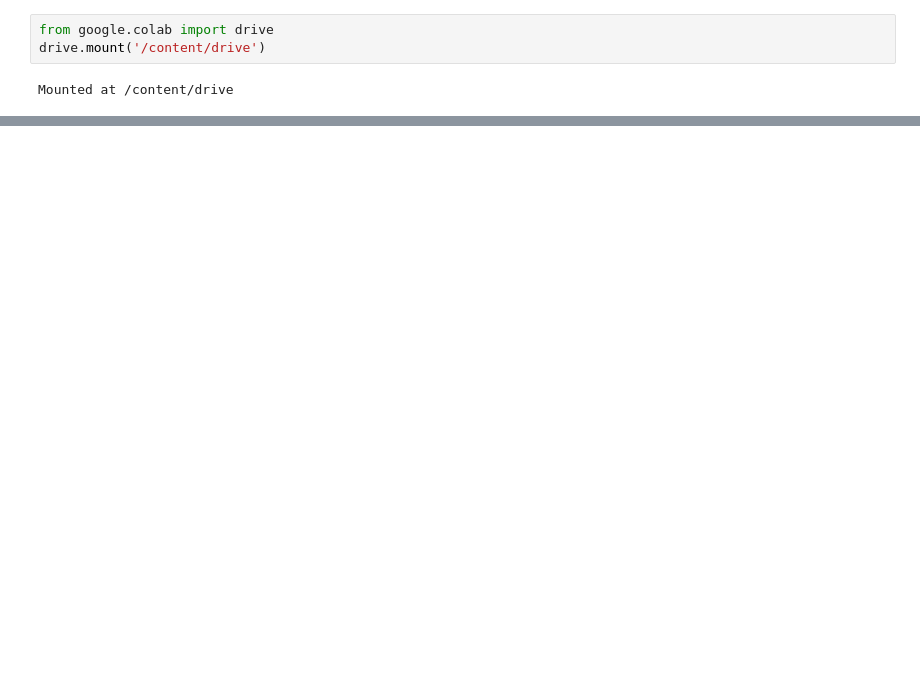
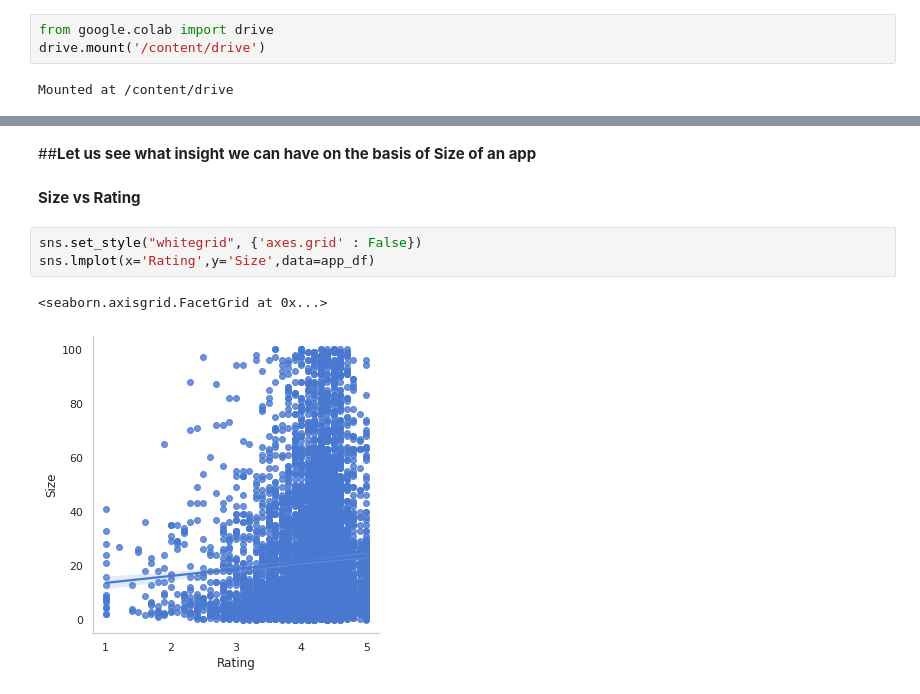
Before and after one commit to sudeep-009/PlayStoreAppReviewAnalysis, a Jupyter notebook: Copy_of_Play_Store_App_Review_Analysis_Capstone_Project.ipynb, the cells around one changed output, grey strips where cells are left out. Cells and saved outputs as stored; diff of their text form; blank space fills up the shorter version.

```diff
--- a/Copy_of_Play_Store_App_Review_Analysis_Capstone_Project.ipynb
+++ b/Copy_of_Play_Store_App_Review_Analysis_Capstone_Project.ipynb
@@ -128,0 +472,10 @@ play_store_data_df.sort_values('Installs',ascending=False)
+# %% [markdown]
+##**Let us see what insight we can have on the basis of Size of an app**
+# %% [markdown]
+**Size vs Rating**
+# %%
+sns.set_style("whitegrid", {'axes.grid' : False})
+sns.lmplot(x='Rating',y='Size',data=app_df)
+# %% [output]
+<seaborn.axisgrid.FacetGrid at 0x...>
+[figure, added]
```
Also changed, not shown: parts of 156 cells of this notebook.
